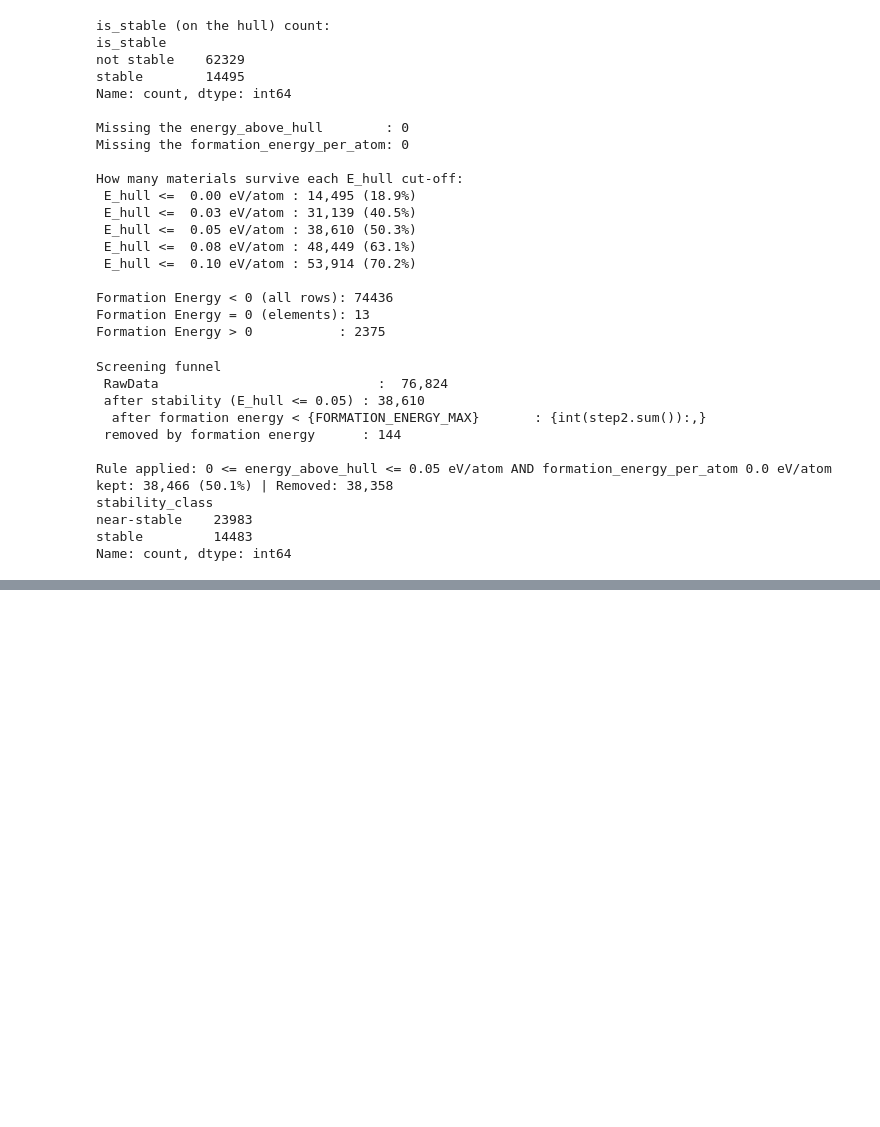
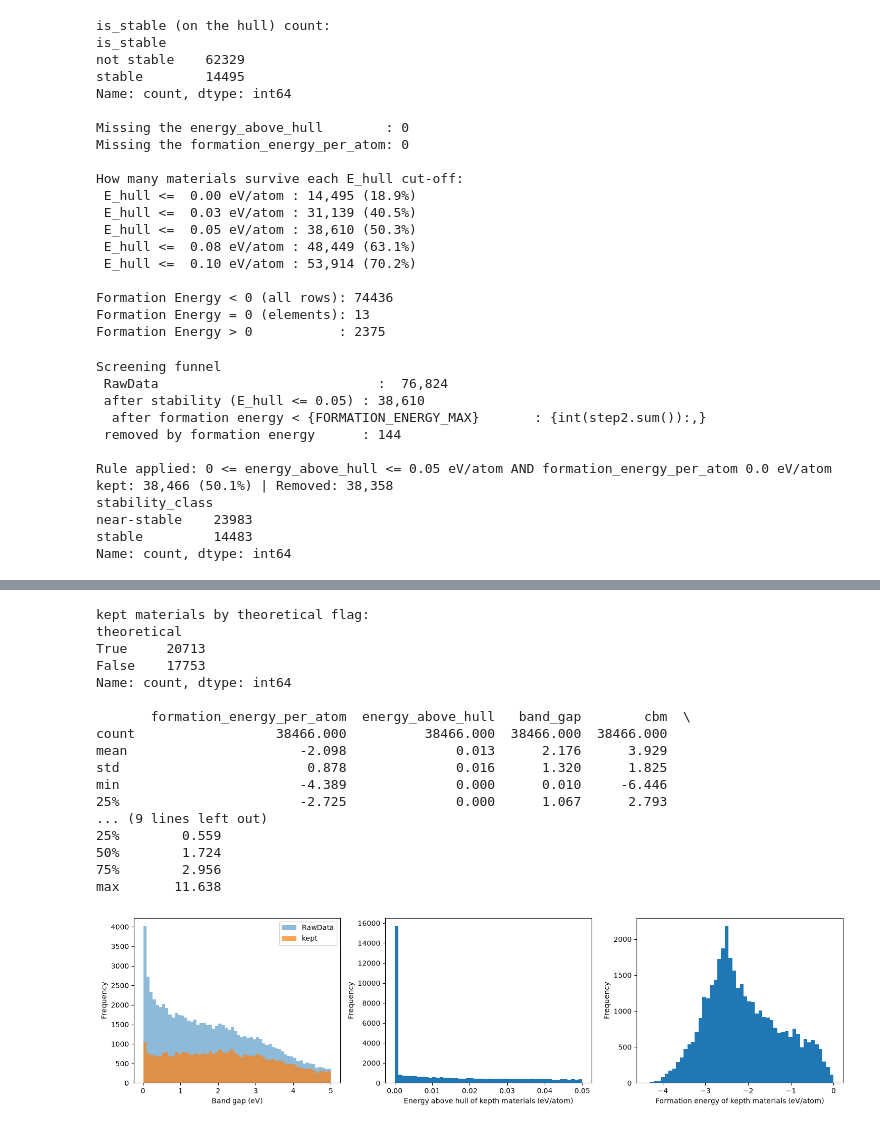
Before and after one commit to Benfikayo/SemiconductorProject, a Jupyter notebook: notebook/data/Stability.ipynb, the cells around one changed output, grey strips where cells are left out. Cells and saved outputs as stored; diff of their text form; code cells hidden in the pictures; blank space fills up the shorter version.

Commit message:
Screening Bandgap

```diff
--- a/notebook/data/Stability.ipynb
+++ b/notebook/data/Stability.ipynb
@@ -159,8 +159,36 @@ Saved: c:\Users\solom\Desktop\SemiconductorProject\notebook\data\data\Stablility
 # %%
 print("kept materials by theoretical flag:")
 print(stable_df["theoretical"].value_counts(dropna=False))
 print()
-print(stable_df[["formation_energy_per_atom", "energy_above_hull", "bandgap", "cbm", "vbm"]].describe().round(3))
+print(stable_df[["formation_energy_per_atom", "energy_above_hull", "band_gap", "cbm", "vbm"]].describe().round(3))
 
-fig, axes = plt,subplots(1, 3, figsize=(15, 4))
+fig, axes = plt.subplots(1, 3, figsize=(15, 4))
 df["band_gap"].plot.hist(bins=60, ax=axes[0], alpha =0.5, label="RawData")
+stable_df["band_gap"].plot.hist(bins=60, ax=axes[0], alpha=0.7, label="kept")
+axes[0].set_xlabel("Band gap (eV)"); axes[0].legend()
+stable_df["energy_above_hull"].plot.hist(bins=50, ax=axes[1])
+axes[1].set_xlabel("Energy above hull of kepth materials (eV/atom)")
+stable_df["formation_energy_per_atom"].plot.hist(bins=50, ax=axes[2])
+axes[2].set_xlabel("Formation energy of kepth materials (eV/atom)")
+plt.tight_layout()
+plt.savefig(FIG_DIR / "stability_screening.png", dpi=200)
+plt.show()
+# %% [output]
+kept materials by theoretical flag:
+theoretical
+True     20713
+False    17753
+Name: count, dtype: int64
+
+       formation_energy_per_atom  energy_above_hull   band_gap        cbm  \
+count                  38466.000          38466.000  38466.000  38466.000
+mean                      -2.098              0.013      2.176      3.929
+std                        0.878              0.016      1.320      1.825
+min                       -4.389              0.000      0.010     -6.446
+25%                       -2.725              0.000      1.067      2.793
+... (9 lines left out)
+25%        0.559
+50%        1.724
+75%        2.956
+max       11.638
+[figure, added]
```
Also changed, not shown: parts of 2 cells of this notebook, 6 other files.
